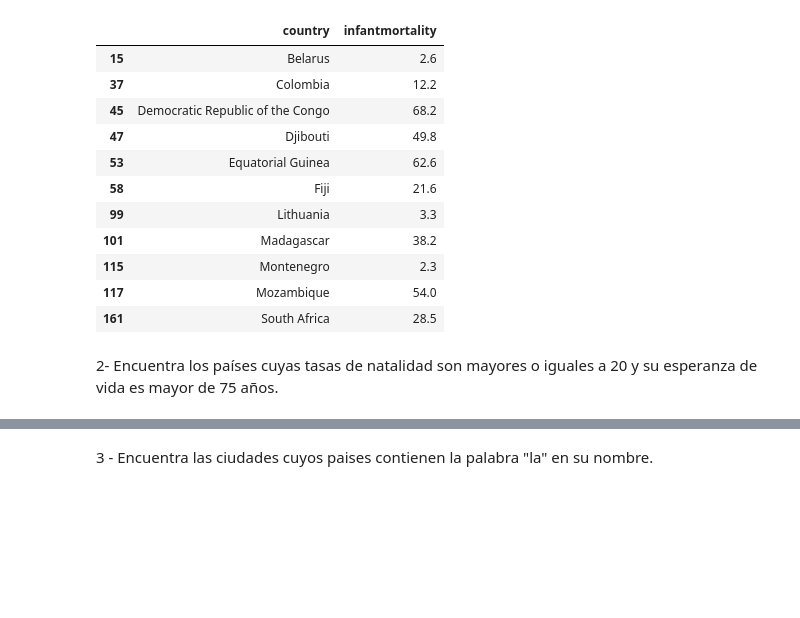
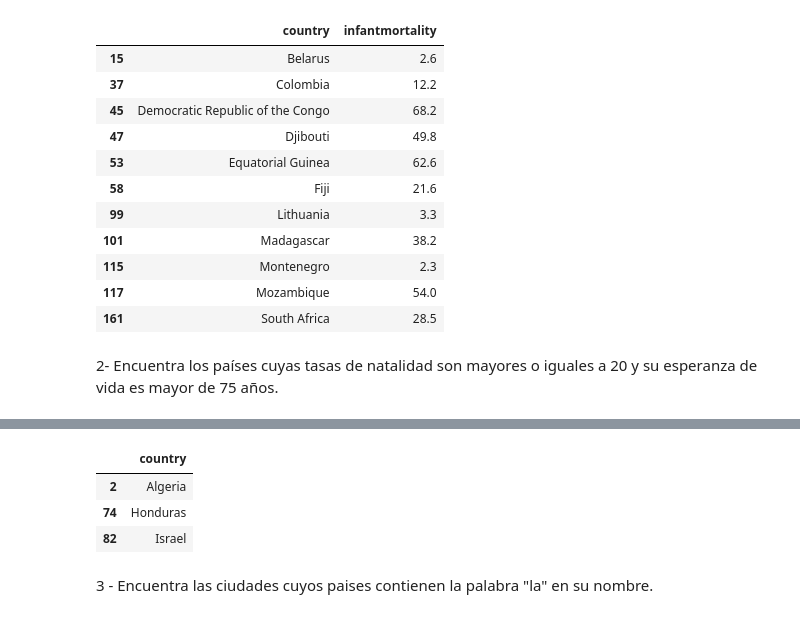
Before and after one commit to clarasdata/adalab-ej-pairprogramming-Andrea-Clara-pandas-numpy, a Jupyter notebook: 04-pair-union-intro-limpieza.ipynb, the cells around one changed output, grey strips where cells are left out. Saved outputs shown, nothing was run; the diff lists cells and outputs as text; code cells hidden in the pictures; blank space fills up the shorter version.

```diff
--- a/04-pair-union-intro-limpieza.ipynb
+++ b/04-pair-union-intro-limpieza.ipynb
@@ -303,3 +317,21 @@ condicion_1_mortalidad_infan
+# %%
+# merge_world.loc[(merge_world["density"]>= 40)&(merge_world["density"]<= 50)]
+
+#1 - Establecemos la condición:
+
+condicion_2 = (merge_world["birthrate"] >= 20) & (merge_world["lifeexpectancy"] >= 75)
+# 2- Aplicamos al condición, filtrando  por país
+
+df_condicion_2 = merge_world.loc[condicion_2, ("country")]
+
+# pasamos la serie a DF para que sea más legible:
+df_condicion_2 = pd.DataFrame(df_condicion_2)
+df_condicion_2
+# %% [output]
+|  | country |
+| 2 | Algeria |
+| 74 | Honduras |
+| 82 | Israel |
 # %% [markdown]
 3 - Encuentra las ciudades cuyos paises contienen la palabra "la" en su nombre.
 # %% [markdown]
```
Also changed, not shown: parts of 6 cells of this notebook.
